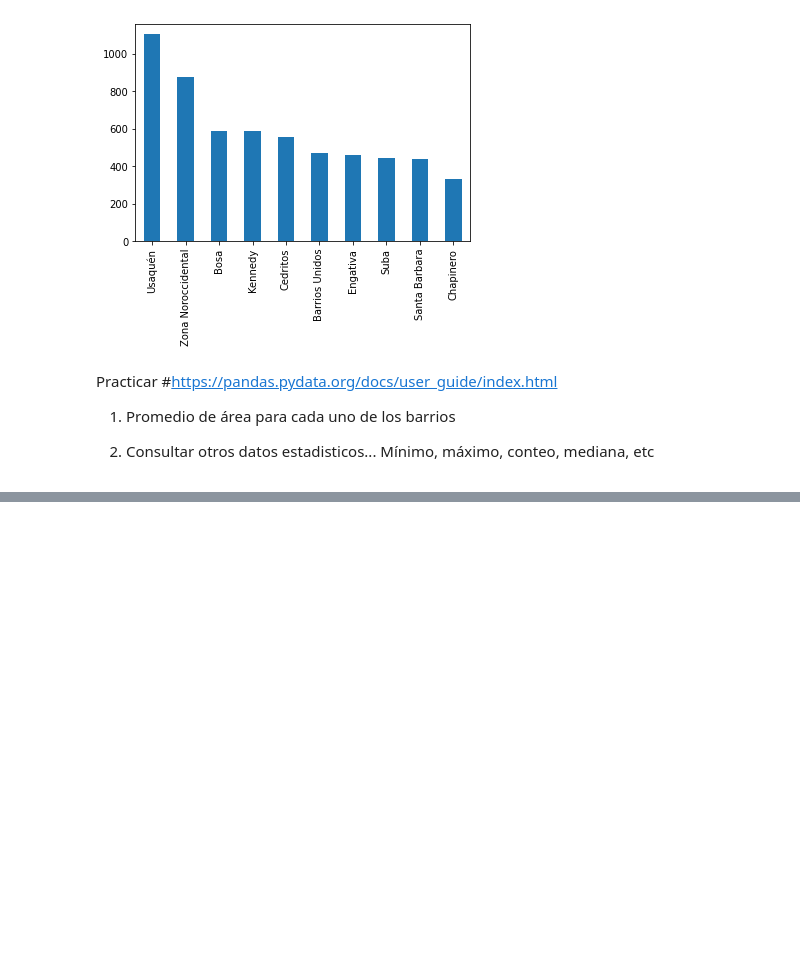
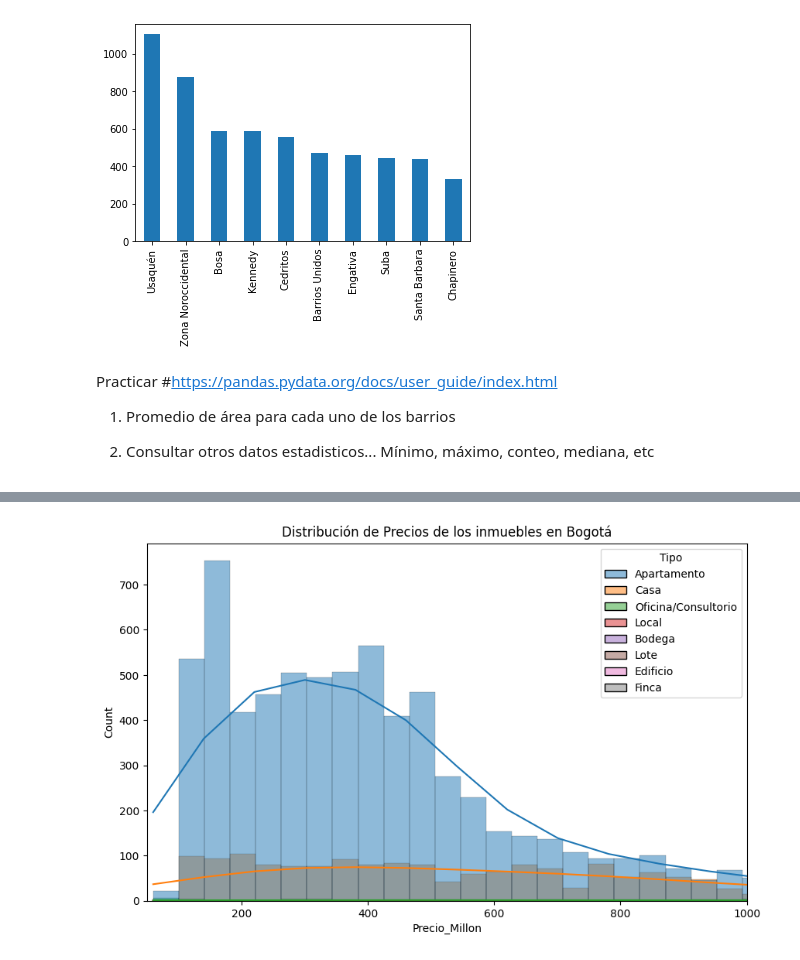
Before and after one commit to Cesarpipe31/Alura_Inmersion_Datos_Code, a Jupyter notebook: Alura_Cdelgado_Inmersion_Datos.ipynb, the cells around one changed output, grey strips where cells are left out. Saved outputs shown, nothing was run; the diff lists cells and outputs as text; code cells hidden in the pictures; blank space fills up the shorter version.

```diff
--- a/Alura_Cdelgado_Inmersion_Datos.ipynb
+++ b/Alura_Cdelgado_Inmersion_Datos.ipynb
@@ -232,0 +459,12 @@ Practicar
+# %%
+import matplotlib.pyplot as plt
+import seaborn as sns
+
+plt.figure(figsize=(10,6))
+grafica = sns.histplot(data=inmuebles, x="Precio_Millon",kde=True, hue="Tipo")
+grafica.set_title("Distribución de Precios de los inmuebles en Bogotá")
+plt.xlim(50,1000)
+plt.savefig("/content/drive/MyDrive/inmersion_datos/Grafico.png",format="png")
+plt.show()
+# %% [output]
+[figure, added]
```
Also changed, not shown: parts of 25 cells of this notebook.
